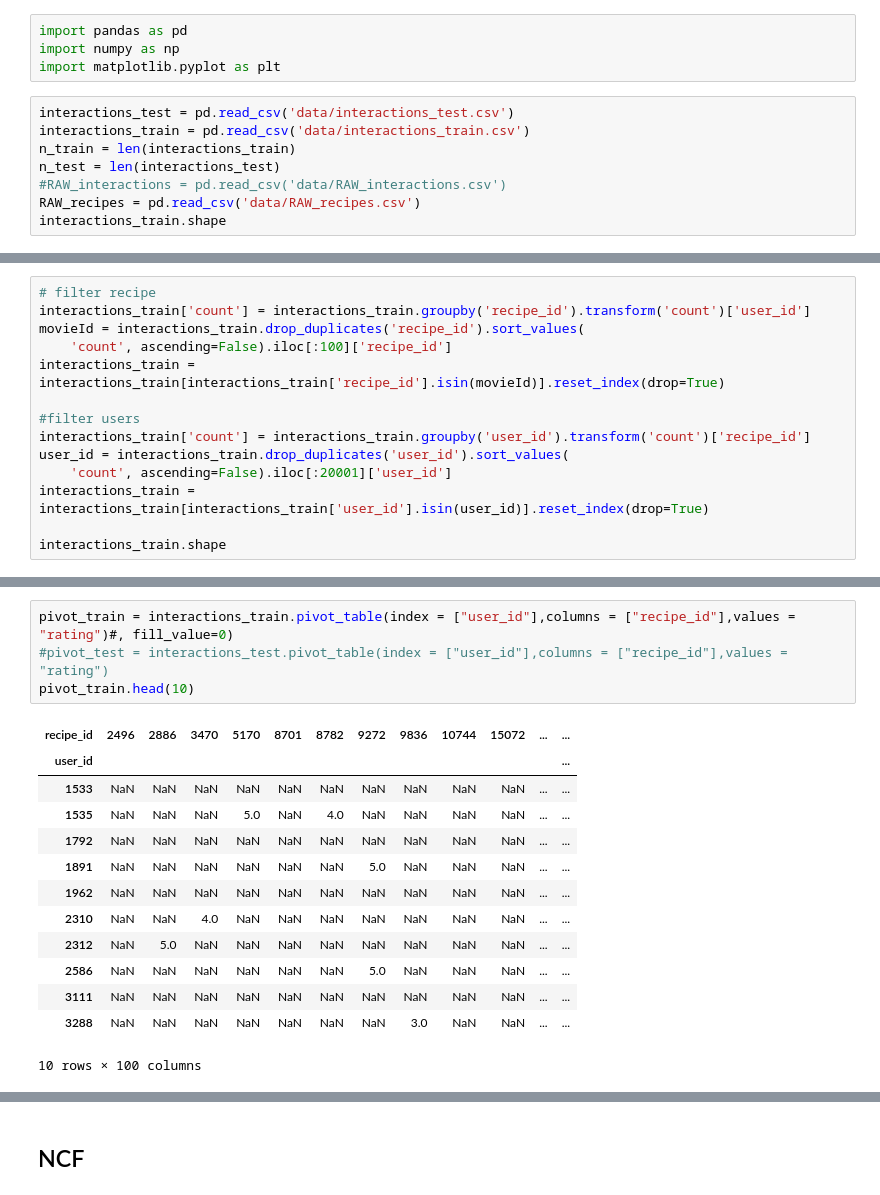
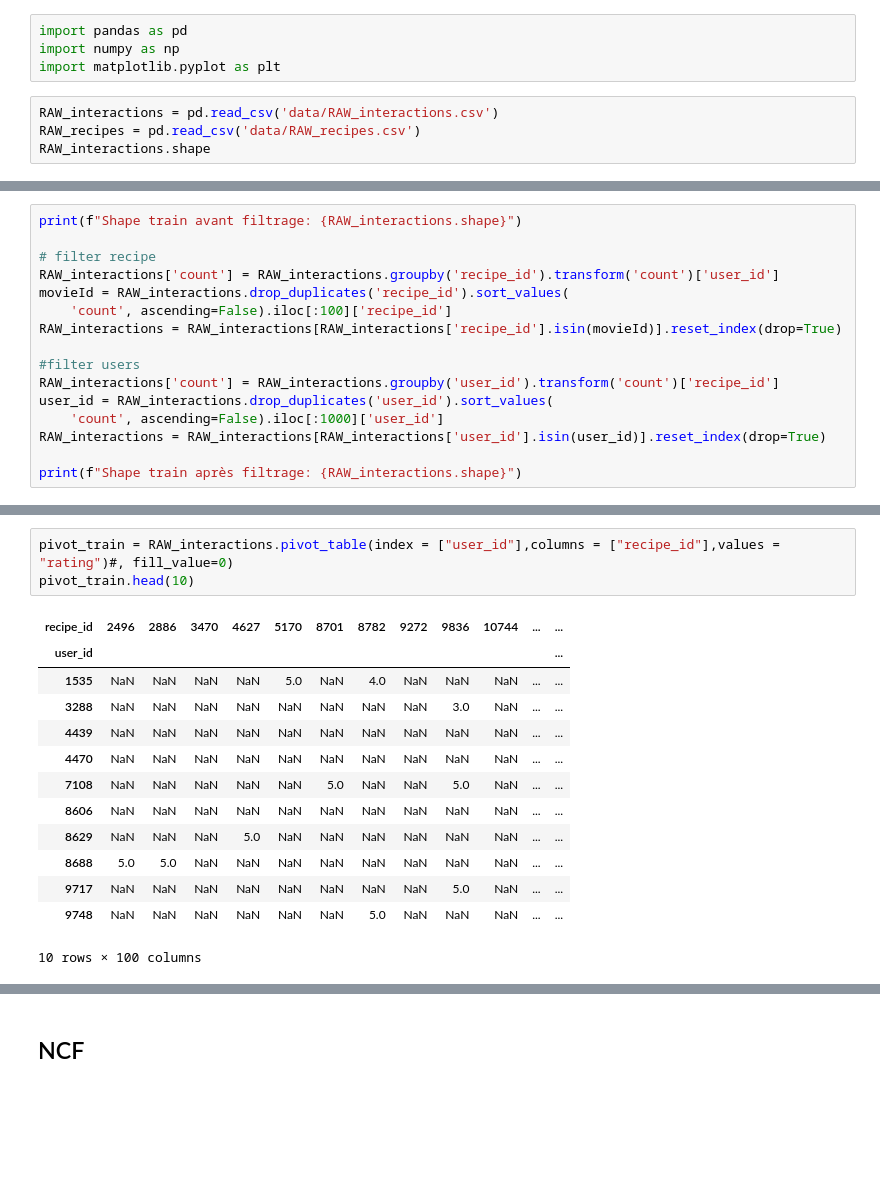
Before and after one commit to DavidBert/projet_MODIA, a Jupyter notebook: part_3.ipynb, the cells around one changed output, grey strips where cells are left out. Cells and saved outputs as stored; diff of their text form; blank space fills up the shorter version.

```diff
--- a/part_3.ipynb
+++ b/part_3.ipynb
@@ -3,11 +3,7 @@ import pandas as pd
 import numpy as np
 import matplotlib.pyplot as plt
 # %%
-interactions_test = pd.read_csv('data/interactions_test.csv')
-interactions_train = pd.read_csv('data/interactions_train.csv')
-n_train = len(interactions_train)
-n_test = len(interactions_test)
-#RAW_interactions = pd.read_csv('data/RAW_interactions.csv')
+RAW_interactions = pd.read_csv('data/RAW_interactions.csv')
 RAW_recipes = pd.read_csv('data/RAW_recipes.csv')
-interactions_train.shape
+RAW_interactions.shape
 # %% [output]
@@ -32,15 +39,17 @@ interactions_train.head()
 # %%
+print(f"Shape train avant filtrage: {RAW_interactions.shape}")
+
 # filter recipe
-interactions_train['count'] = interactions_train.groupby('recipe_id').transform('count')['user_id']
-movieId = interactions_train.drop_duplicates('recipe_id').sort_values(
+RAW_interactions['count'] = RAW_interactions.groupby('recipe_id').transform('count')['user_id']
+movieId = RAW_interactions.drop_duplicates('recipe_id').sort_values(
     'count', ascending=False).iloc[:100]['recipe_id']
-interactions_train = interactions_train[interactions_train['recipe_id'].isin(movieId)].reset_index(drop=True)
+RAW_interactions = RAW_interactions[RAW_interactions['recipe_id'].isin(movieId)].reset_index(drop=True)
 
 #filter users
-interactions_train['count'] = interactions_train.groupby('user_id').transform('count')['recipe_id']
-user_id = interactions_train.drop_duplicates('user_id').sort_values(
-    'count', ascending=False).iloc[:20001]['user_id']
-interactions_train = interactions_train[interactions_train['user_id'].isin(user_id)].reset_index(drop=True)
+RAW_interactions['count'] = RAW_interactions.groupby('user_id').transform('count')['recipe_id']
+user_id = RAW_interactions.drop_duplicates('user_id').sort_values(
+    'count', ascending=False).iloc[:1000]['user_id']
+RAW_interactions = RAW_interactions[RAW_interactions['user_id'].isin(user_id)].reset_index(drop=True)
 
-interactions_train.shape
+print(f"Shape train après filtrage: {RAW_interactions.shape}")
 # %% [output]
@@ -54,20 +58,19 @@ Nombre de recettes: 100
 # %%
-pivot_train = interactions_train.pivot_table(index = ["user_id"],columns = ["recipe_id"],values = "rating")#, fill_value=0)
-#pivot_test = interactions_test.pivot_table(index = ["user_id"],columns = ["recipe_id"],values = "rating")
+pivot_train = RAW_interactions.pivot_table(index = ["user_id"],columns = ["recipe_id"],values = "rating")#, fill_value=0)
 pivot_train.head(10)
 # %% [output]
-| recipe_id | 2496 | 2886 | 3470 | 5170 | 8701 | 8782 | 9272 | 9836 | 10744 | 15072 | ... | ... |
+| recipe_id | 2496 | 2886 | 3470 | 4627 | 5170 | 8701 | 8782 | 9272 | 9836 | 10744 | ... | ... |
 | user_id |  |  |  |  |  |  |  |  |  |  |  | ... |
-| 1533 | NaN | NaN | NaN | NaN | NaN | NaN | NaN | NaN | NaN | NaN | ... | ... |
-| 1535 | NaN | NaN | NaN | 5.0 | NaN | 4.0 | NaN | NaN | NaN | NaN | ... | ... |
-| 1792 | NaN | NaN | NaN | NaN | NaN | NaN | NaN | NaN | NaN | NaN | ... | ... |
-| 1891 | NaN | NaN | NaN | NaN | NaN | NaN | 5.0 | NaN | NaN | NaN | ... | ... |
-| 1962 | NaN | NaN | NaN | NaN | NaN | NaN | NaN | NaN | NaN | NaN | ... | ... |
-| 2310 | NaN | NaN | 4.0 | NaN | NaN | NaN | NaN | NaN | NaN | NaN | ... | ... |
-| 2312 | NaN | 5.0 | NaN | NaN | NaN | NaN | NaN | NaN | NaN | NaN | ... | ... |
-| 2586 | NaN | NaN | NaN | NaN | NaN | NaN | 5.0 | NaN | NaN | NaN | ... | ... |
-| 3111 | NaN | NaN | NaN | NaN | NaN | NaN | NaN | NaN | NaN | NaN | ... | ... |
-| 3288 | NaN | NaN | NaN | NaN | NaN | NaN | NaN | 3.0 | NaN | NaN | ... | ... |
+| 1535 | NaN | NaN | NaN | NaN | 5.0 | NaN | 4.0 | NaN | NaN | NaN | ... | ... |
+| 3288 | NaN | NaN | NaN | NaN | NaN | NaN | NaN | NaN | 3.0 | NaN | ... | ... |
+| 4439 | NaN | NaN | NaN | NaN | NaN | NaN | NaN | NaN | NaN | NaN | ... | ... |
+| 4470 | NaN | NaN | NaN | NaN | NaN | NaN | NaN | NaN | NaN | NaN | ... | ... |
+| 7108 | NaN | NaN | NaN | NaN | NaN | 5.0 | NaN | NaN | 5.0 | NaN | ... | ... |
+| 8606 | NaN | NaN | NaN | NaN | NaN | NaN | NaN | NaN | NaN | NaN | ... | ... |
+| 8629 | NaN | NaN | NaN | 5.0 | NaN | NaN | NaN | NaN | NaN | NaN | ... | ... |
+| 8688 | 5.0 | 5.0 | NaN | NaN | NaN | NaN | NaN | NaN | NaN | NaN | ... | ... |
+| 9717 | NaN | NaN | NaN | NaN | NaN | NaN | NaN | NaN | 5.0 | NaN | ... | ... |
+| 9748 | NaN | NaN | NaN | NaN | NaN | NaN | 5.0 | NaN | NaN | NaN | ... | ... |
 10 rows × 100 columns
 # %%
 recipe_vector = pivot_train[2496]
```
Also changed, not shown: parts of 18 cells of this notebook.
